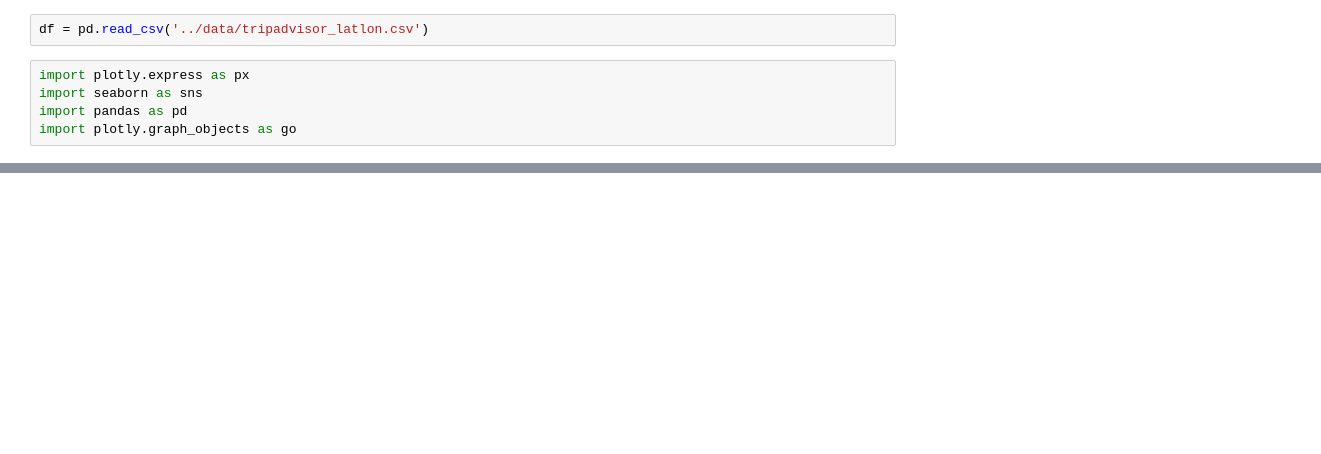
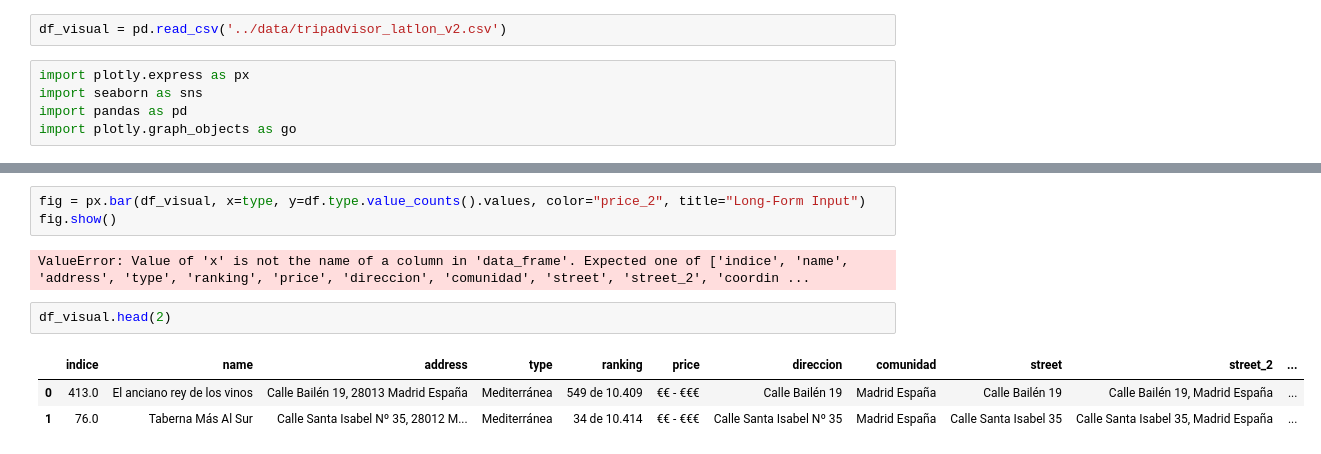
Before and after one commit to AnaWalsh/Madrid_restaurant_finder, a Jupyter notebook: Notebooks/Visualization.ipynb, the cells around one changed output, grey strips where cells are left out. Saved outputs shown, nothing was run; the diff lists cells and outputs as text; blank space fills up the shorter version.

```diff
--- a/Notebooks/Visualization.ipynb
+++ b/Notebooks/Visualization.ipynb
@@ -1,7 +1,7 @@
 # %%
 import pandas as pd
 # %%
-df = pd.read_csv('../data/tripadvisor_latlon.csv')
+df_visual = pd.read_csv('../data/tripadvisor_latlon_v2.csv')
 # %%
 import plotly.express as px
 import seaborn as sns
@@ -41,0 +96,11 @@ Name: type, dtype: int64
+# %%
+fig = px.bar(df_visual, x=type, y=df.type.value_counts().values, color="price_2", title="Long-Form Input")
+fig.show()
+# %% [output]
+ValueError: Value of 'x' is not the name of a column in 'data_frame'. Expected one of ['indice', 'name', 'address', 'type', 'ranking', 'price', 'direccion', 'comunidad', 'street', 'street_2', 'coordin ...
+# %%
+df_visual.head(2)
+# %% [output]
+|  | indice | name | address | type | ranking | price | direccion | comunidad | street | street_2 | ... |
+| 0 | 413.0 | El anciano rey de los vinos | Calle Bailén 19, 28013 Madrid España | Mediterránea | 549 de 10.409 | €€ - €€€ | Calle Bailén 19 | Madrid España | Calle Bailén 19 | Calle Bailén 19, Madrid España | ... |
+| 1 | 76.0 | Taberna Más Al Sur | Calle Santa Isabel Nº 35, 28012 M... | Mediterránea | 34 de 10.414 | €€ - €€€ | Calle Santa Isabel Nº 35 | Madrid España | Calle Santa Isabel 35 | Calle Santa Isabel 35, Madrid España | ... |
```
Also changed, not shown: parts of 21 cells of this notebook, 5 other files.
